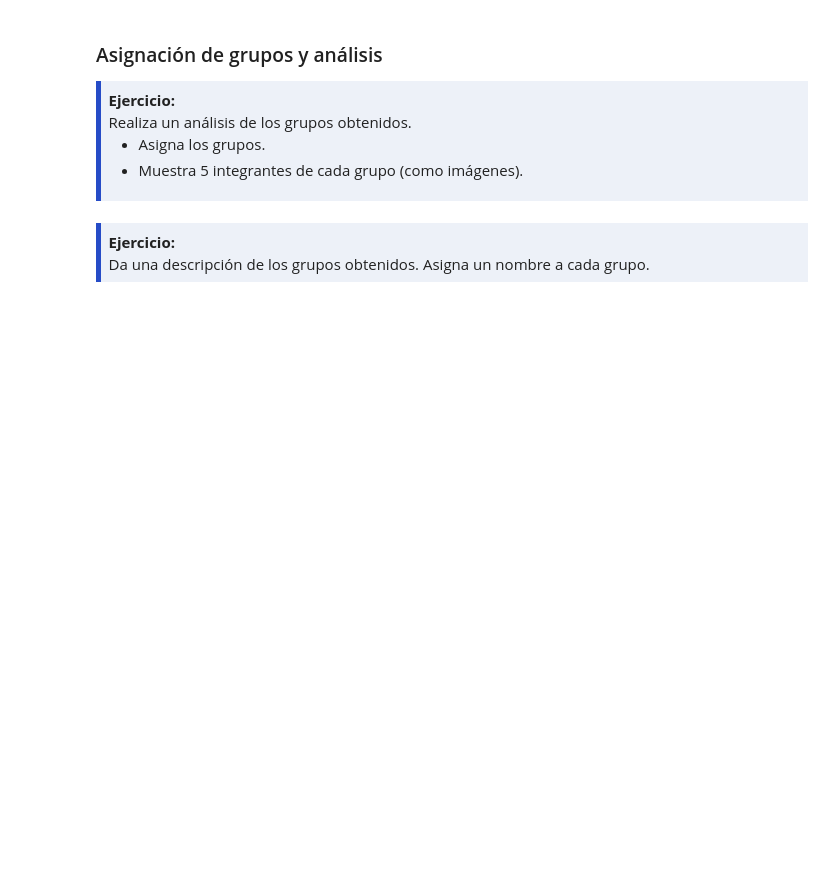
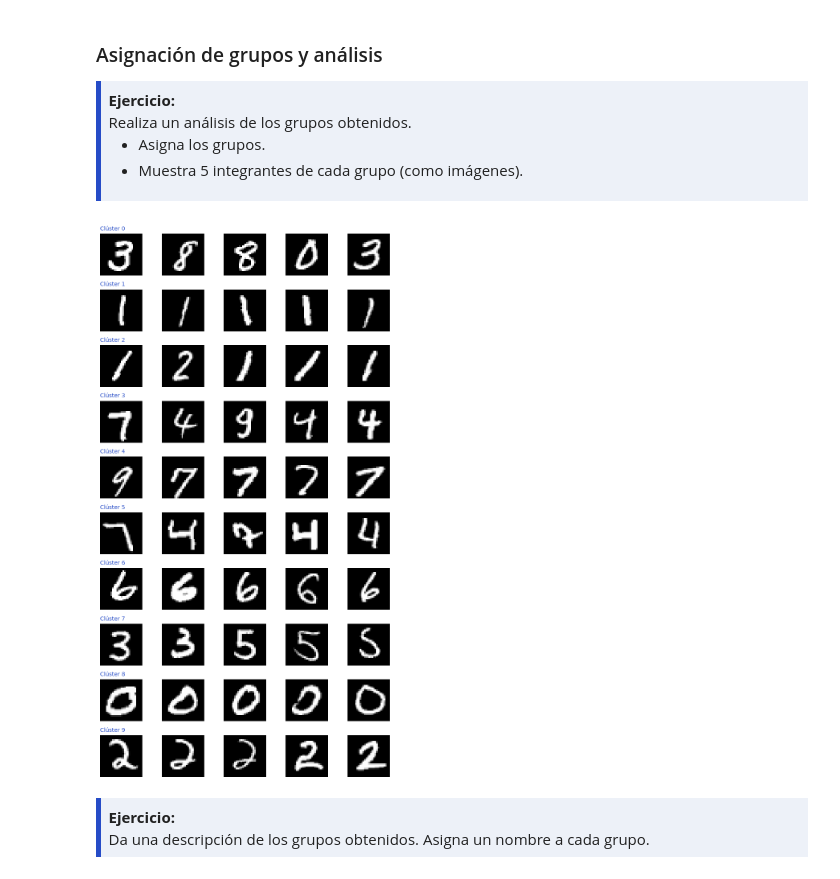
Before and after one commit to JuanEsteban-prog/AprendizajeAutom-ticoInicial, a Jupyter notebook: Talleres/Taller17_Nov/Taller01.ipynb, the cells around one changed output. Cells and saved outputs as stored; diff of their text form; code cells hidden in the pictures; blank space fills up the shorter version.

```diff
--- a/Talleres/Taller17_Nov/Taller01.ipynb
+++ b/Talleres/Taller17_Nov/Taller01.ipynb
@@ -556,6 +634,29 @@ Evalúa objetivamente la calidad de los clústeres:
   <li>Muestra 5 integrantes de cada grupo (como imágenes).</li>
 </ul>
 </div>
+# %%
+k_opt_pca = 10
+kmeans_pca = KMeans(n_clusters=k_opt_pca, random_state=42, n_init=10)
+labels_pca = kmeans_pca.fit_predict(X_pca)
+# %%
+# Mostramos 5 imágenes aleatorias de cada grupo usando las imágenes originales
+fig, axes = plt.subplots(k_opt_pca, 5, figsize=(8, 14))
+np.random.seed(42)
+
+for cluster_id in range(k_opt_pca):
+    idx_cluster = np.where(labels_pca == cluster_id)[0]
+    muestras = np.random.choice(idx_cluster, size=5, replace=False)
+
+    for j, idx in enumerate(muestras):
+        axes[cluster_id, j].imshow(X_images[idx], cmap='gray')
+        axes[cluster_id, j].axis('off')
+        if j == 0:
+            axes[cluster_id, j].set_title(f'Clúster {cluster_id}', loc='left', fontsize=10, color='#264CC7')
+
+plt.tight_layout()
+plt.show()
+# %% [output]
+[figure, added]
 # %% [markdown]
 <div style="background-color: #edf1f8; border-color: #264CC7; border-left: 5px solid #264CC7; padding: 0.5em;">
 <strong>Ejercicio:</strong><br>
```
Also changed, not shown: parts of 15 cells of this notebook.
